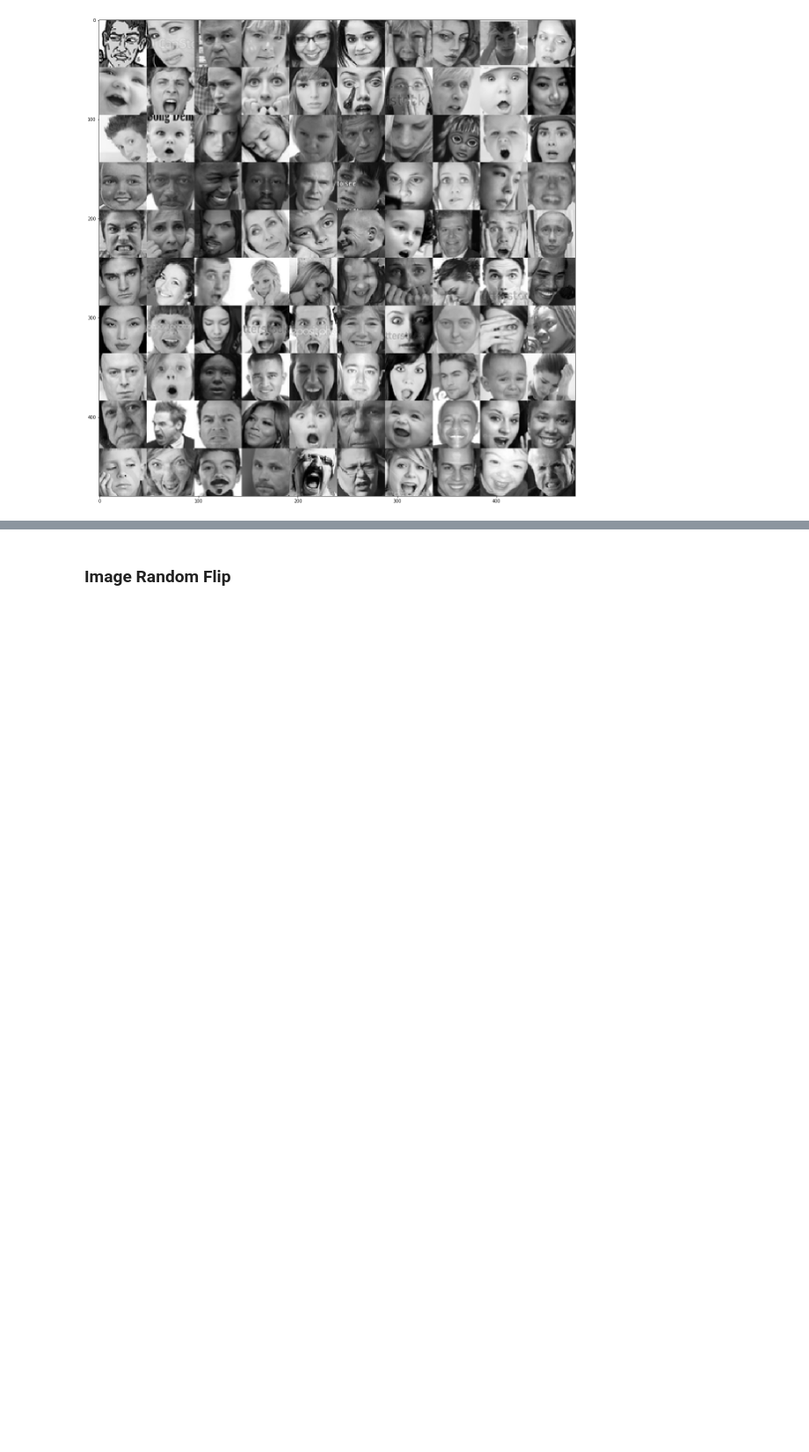
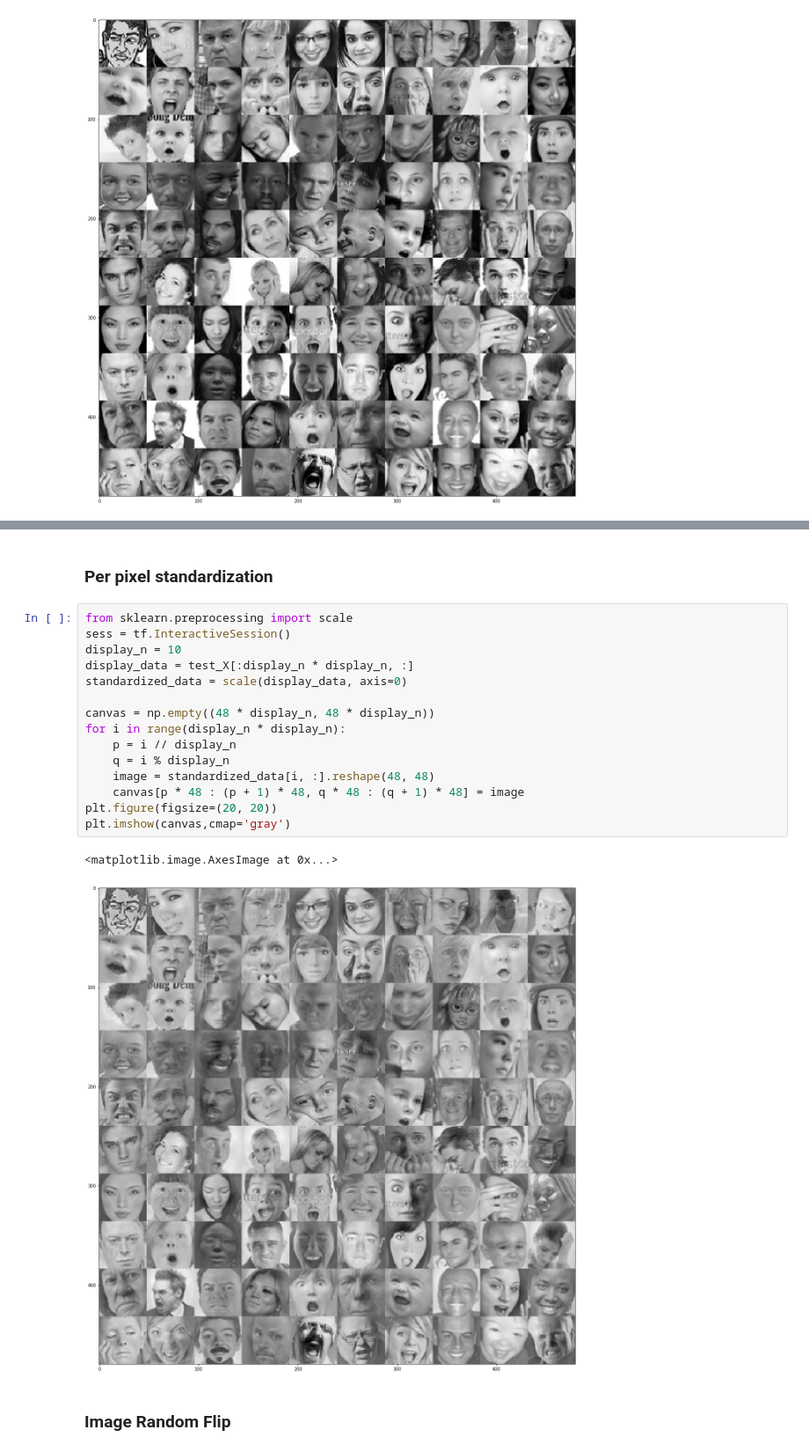
Before and after one commit to zwenaing/face-detection-emotion-classification, a Jupyter notebook: emotion_classification/emotion_classification.ipynb, the cells around one changed output, grey strips where cells are left out. Shown at 88% size. Cells and saved outputs as stored; diff of their text form; blank space fills up the shorter version.

```diff
--- a/emotion_classification/emotion_classification.ipynb
+++ b/emotion_classification/emotion_classification.ipynb
@@ -48,3 +65,23 @@ plt.imshow(canvas,cmap='gray')
+# %% [markdown]
+### Per pixel standardization
+# %%
+from sklearn.preprocessing import scale
+sess = tf.InteractiveSession()
+display_n = 10
+display_data = test_X[:display_n * display_n, :]
+standardized_data = scale(display_data, axis=0)
+
+canvas = np.empty((48 * display_n, 48 * display_n))
+for i in range(display_n * display_n):
+    p = i // display_n
+    q = i % display_n
+    image = standardized_data[i, :].reshape(48, 48)
+    canvas[p * 48 : (p + 1) * 48, q * 48 : (q + 1) * 48] = image
+plt.figure(figsize=(20, 20))
+plt.imshow(canvas,cmap='gray')
+# %% [output]
+<matplotlib.image.AxesImage at 0x...>
+[figure, added]
 # %% [markdown]
 ### Image Random Flip
 # %%
```
Also changed, not shown: parts of 2 cells of this notebook.
